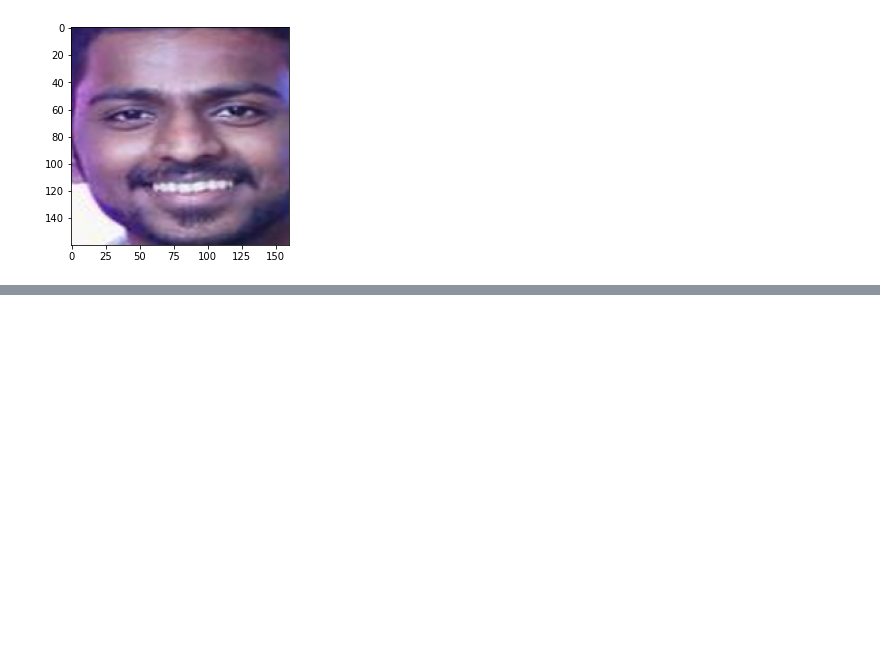
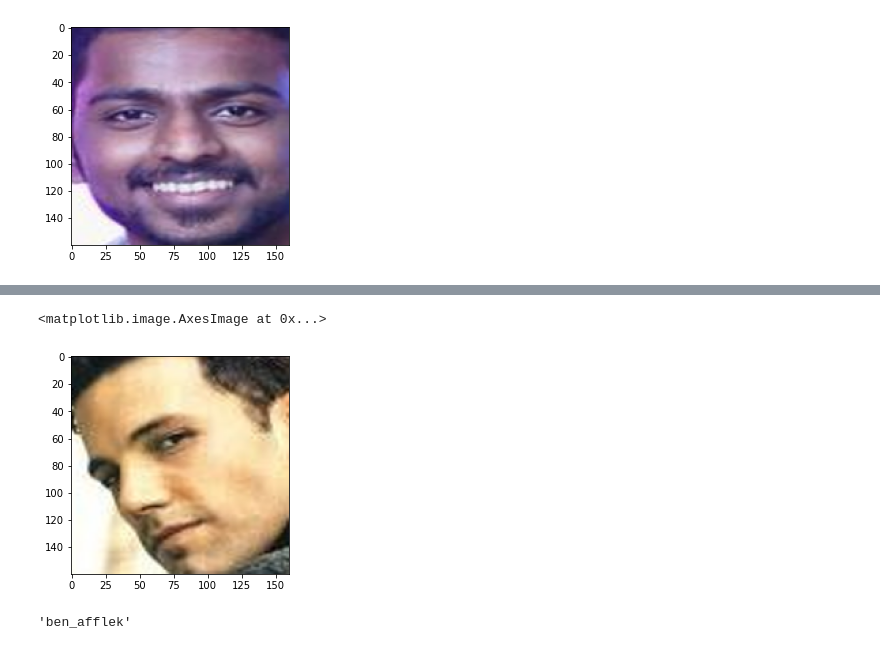
Before and after one commit to santoshgopane/FaceNet-model-using-Tensorflow-and-Keras, a Jupyter notebook: FaceNet Model Implementation.ipynb, the cells around one changed output, grey strips where cells are left out. Drawn from its saved outputs; the diff is of its cells as text; code cells hidden in the pictures; blank space fills up the shorter version.

```diff
--- a/FaceNet Model Implementation.ipynb
+++ b/FaceNet Model Implementation.ipynb
@@ -164,0 +174,3 @@ pyplot.show()
+# %%
+train_data =
+test_data = load_dataset('Dataset/val/')
@@ -164,0 +187,9 @@ pyplot.show()
+# %%
+plt.imshow(train_data[0][0])
+# %% [output]
+<matplotlib.image.AxesImage at 0x...>
+[figure, added]
+# %%
+train_data[1][0]
+# %% [output]
+'ben_afflek'
```
Also changed, not shown: parts of 22 cells of this notebook.
